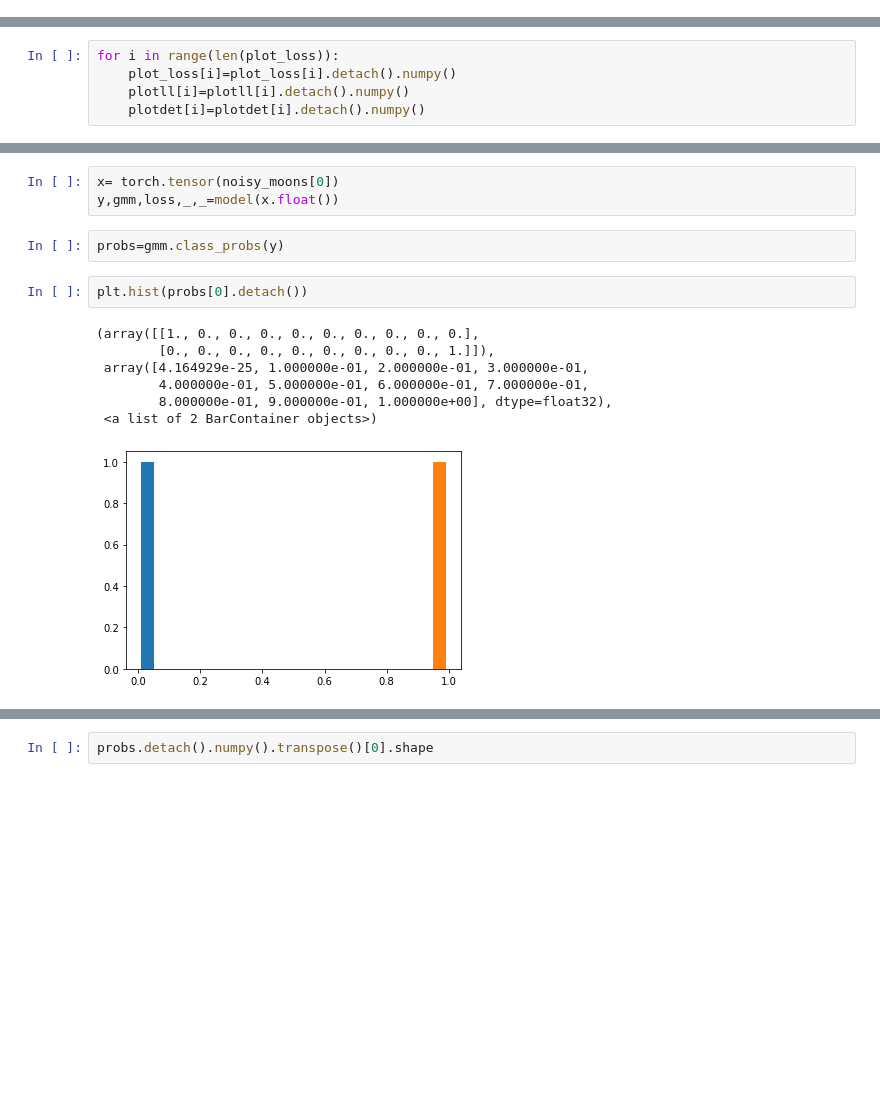
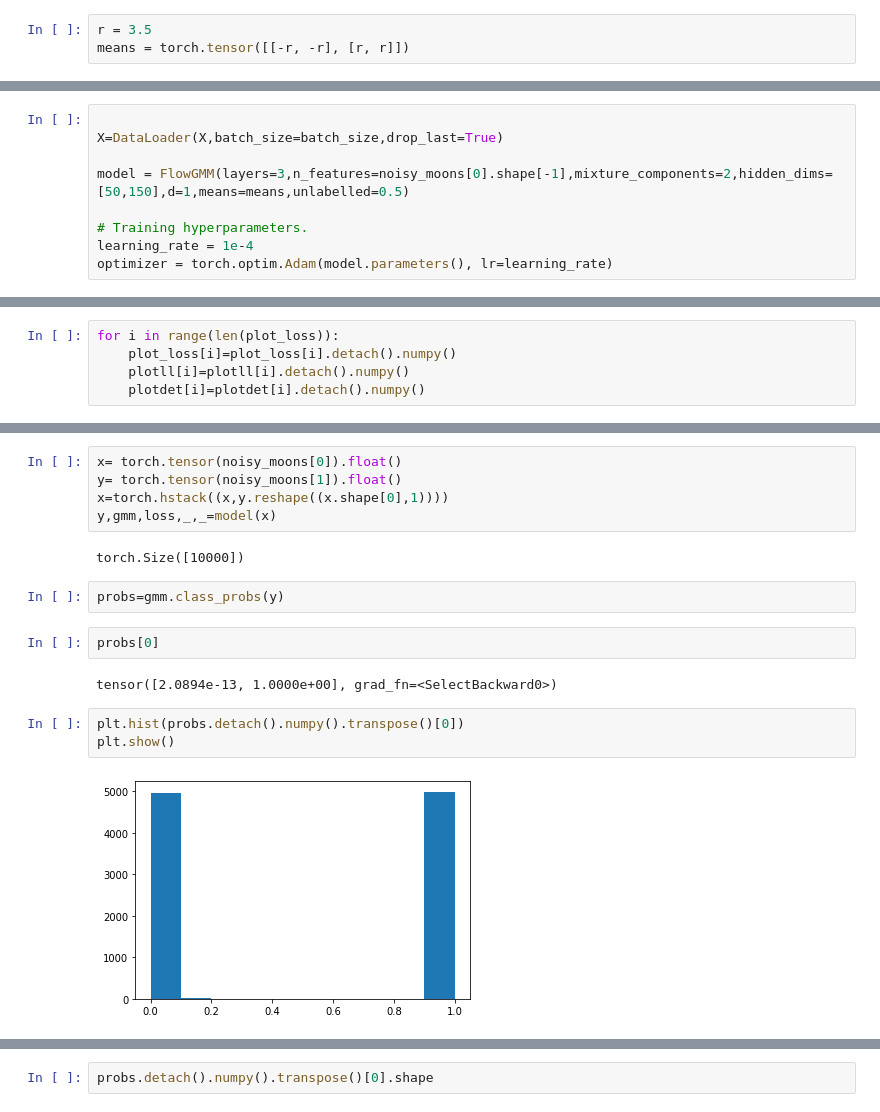
Before and after one commit to ocallam6/GES, a Jupyter notebook: Practice/nf.ipynb, the cells around one changed output, grey strips where cells are left out. Cells and saved outputs as stored; diff of their text form; blank space fills up the shorter version.

```diff
--- a/Practice/nf.ipynb
+++ b/Practice/nf.ipynb
@@ -94,2 +28,5 @@ class FlowGMM(nn.Module):
+# %%
+r = 3.5
+means = torch.tensor([[-r, -r], [r, r]])
 # %%
 n_samples = 10000
@@ -114,0 +51,9 @@ optimizer = torch.optim.Adam(model.parameters(), lr=learning_rate)
+# %%
+
+X=DataLoader(X,batch_size=batch_size,drop_last=True)
+
+model = FlowGMM(layers=3,n_features=noisy_moons[0].shape[-1],mixture_components=2,hidden_dims=[50,150],d=1,means=means,unlabelled=0.5)
+
+# Training hyperparameters.
+learning_rate = 1e-4
+optimizer = torch.optim.Adam(model.parameters(), lr=learning_rate)
@@ -221,18 +166,21 @@ tensor([[-0.3075,  0.9170],
 # %%
-x= torch.tensor(noisy_moons[0])
-y,gmm,loss,_,_=model(x.float())
+x= torch.tensor(noisy_moons[0]).float()
+y= torch.tensor(noisy_moons[1]).float()
+x=torch.hstack((x,y.reshape((x.shape[0],1))))
+y,gmm,loss,_,_=model(x)
+# %% [output]
+torch.Size([10000])
 # %%
 probs=gmm.class_probs(y)
+# %%
+probs[0]
+# %% [output]
+tensor([2.0894e-13, 1.0000e+00], grad_fn=<SelectBackward0>)
 # %%
-plt.hist(probs[0].detach())
+plt.hist(probs.detach().numpy().transpose()[0])
+plt.show()
 # %% [output]
-(array([[1., 0., 0., 0., 0., 0., 0., 0., 0., 0.],
-        [0., 0., 0., 0., 0., 0., 0., 0., 0., 1.]]),
- array([4.164929e-25, 1.000000e-01, 2.000000e-01, 3.000000e-01,
-        4.000000e-01, 5.000000e-01, 6.000000e-01, 7.000000e-01,
-        8.000000e-01, 9.000000e-01, 1.000000e+00], dtype=float32),
- <a list of 2 BarContainer objects>)
-[figure, old version]
+[figure, new version]
 # %%
 probs.detach().numpy().transpose()[0,np.newaxis]
 # %% [output]
```
Also changed, not shown: parts of 18 cells of this notebook, 7 other files.
